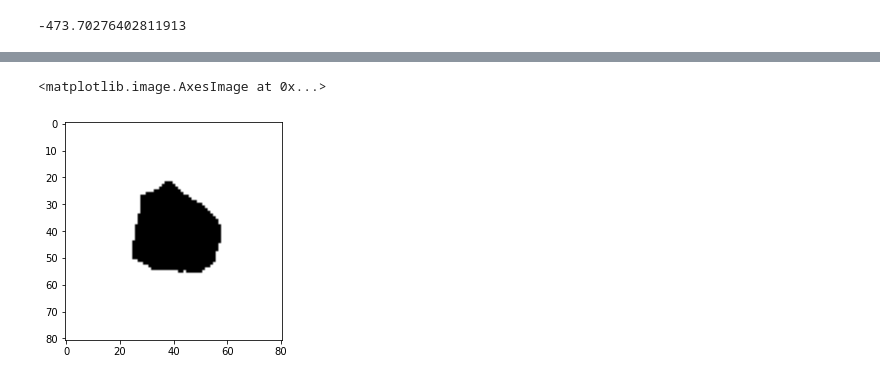
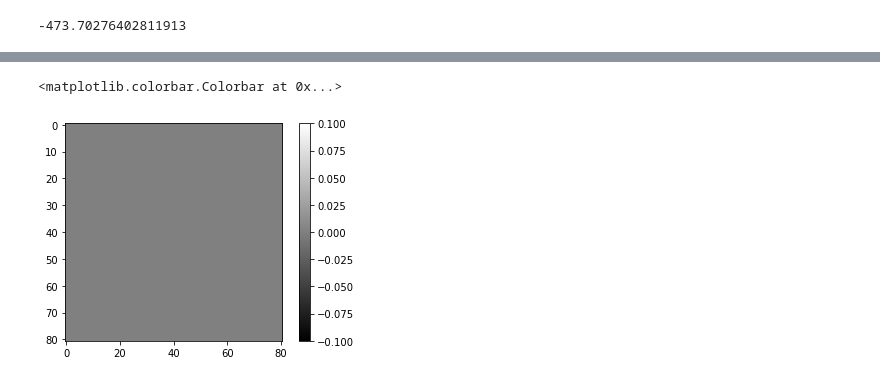
Before and after one commit to caryn-geady/BME1462-Biomedical-Image-Analysis-final-project, a Jupyter notebook: Sample Segmentation II.ipynb, the cells around one changed output, grey strips where cells are left out. Cells and saved outputs as stored; diff of their text form; code cells hidden in the pictures.

```diff
--- a/Sample Segmentation II.ipynb
+++ b/Sample Segmentation II.ipynb
@@ -207,0 +195,13 @@ array([[31, 36,  6],
+# %%
+regionprops?
+
+# put together a list of all pixels that are not in the lesion -- make minimums to optimize watershed result
+coords = []
+
+for i in range(len(lesion_props)):
+    if i == ind:
+        continue
+    else:
+        coords.append(lesion_props[i].coords)
+
+len(coords[0])
@@ -233,3 +235,6 @@ min_image = erosion(denoised,ball(2))
 
 gradient_image = max_image - min_image
 gradient_image[~msk_subV] = np.min(gradient_image)
+
+for i in range(len(coords[0])):
+    gradient_image[coords[0][i][0],coords[0][i][1],coords[0][i][2]] = np.min(gradient_image)
@@ -264,6 +273,6 @@ Text(0.5, 1.0, 'modified gradient')
 # %%
-water_initial = watershed(gradient_image,marker_image)
-water_initial_mod = watershed(mod_gradient, marker_image)
+water_initial = ~watershed(gradient_image,marker_image,connectivity=2)
+water_initial_mod = ~watershed(mod_gradient, marker_image,connectivity=2)
 # %%
 fig, axes = plt.subplots(nrows=1, ncols=2)
 
@@ -292,10 +303,12 @@ plt.colorbar()
 # %%
+from skimage.morphology import binary_opening
+
 water_areas = [water_props[i].area for i in range(len(water_props))]
-ind = np.where(water_areas == np.max(water_areas))
+ind = np.where(water_areas == np.min(water_areas))
 ind[0][0]
 
 water_mask = water_labels == water_props[ind[0][0]].label
 
-equiv_R = round(water_props[ind[0][0]].equivalent_diameter * 0.3)
+equiv_R = round(water_props[ind[0][0]].equivalent_diameter * 0.15)
 
-water_mask = opening(water_mask,ball(radius = equiv_R))
+water_mask_open = binary_opening(water_mask,ball(radius = equiv_R))
@@ -305,8 +315,9 @@ water_mask = opening(water_mask,ball(radius = equiv_R))
 # %%
-plt.imshow(water_mask[:,:,4],cmap='binary_r')
+plt.imshow(water_mask_open[:,:,1],cmap='binary_r')
+plt.colorbar()
 # %% [output]
-<matplotlib.image.AxesImage at 0x...>
+<matplotlib.colorbar.Colorbar at 0x...>
-[figure, old version]
+[figure, new version]
 # %%
 # FINALLY this initial segmentation is fed into the active contours function for further refinement
 from skimage.segmentation import active_contour
```
Also changed, not shown: parts of 19 cells of this notebook.
